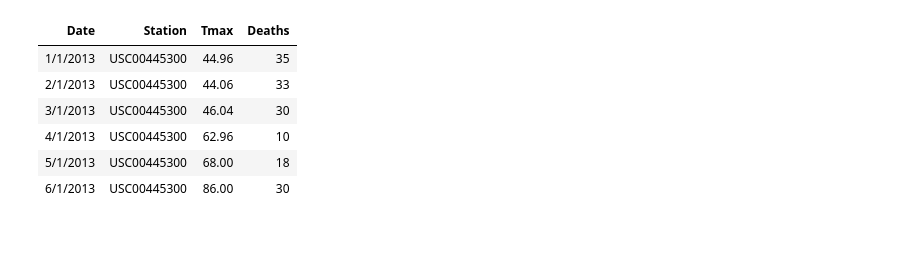
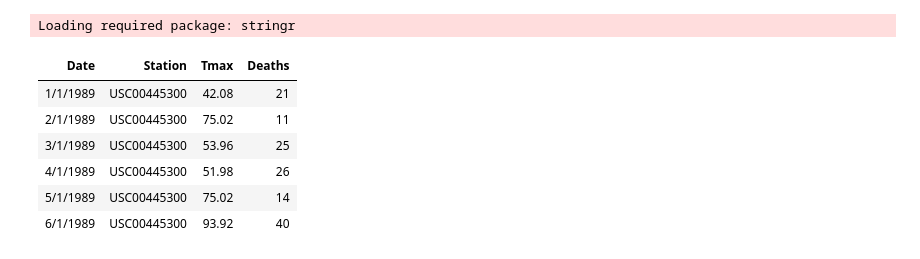
Before and after one commit to ginaliqili/appm6900, a Jupyter notebook: sample_data/Working with Sample Heat and Health Data.ipynb, the cells around one changed output. Cells and saved outputs as stored; diff of their text form; code cells hidden in the pictures.

```diff
--- a/sample_data/Working with Sample Heat and Health Data.ipynb
+++ b/sample_data/Working with Sample Heat and Health Data.ipynb
@@ -1,11 +1,13 @@
 # %%
-data <- read.csv(file="tmax_data2.csv", header=TRUE, sep=",")
+require(stringr)
+data <- read.csv(file="tmax_data.csv", header=TRUE, sep=",")
 head(data)
 # %% [output]
+Loading required package: stringr
 | Date | Station | Tmax | Deaths |
-| 1/1/2013 | USC00445300 | 44.96 | 35 |
-| 2/1/2013 | USC00445300 | 44.06 | 33 |
-| 3/1/2013 | USC00445300 | 46.04 | 30 |
-| 4/1/2013 | USC00445300 | 62.96 | 10 |
-| 5/1/2013 | USC00445300 | 68.00 | 18 |
-| 6/1/2013 | USC00445300 | 86.00 | 30 |
+| 1/1/1989 | USC00445300 | 42.08 | 21 |
+| 2/1/1989 | USC00445300 | 75.02 | 11 |
+| 3/1/1989 | USC00445300 | 53.96 | 25 |
+| 4/1/1989 | USC00445300 | 51.98 | 26 |
+| 5/1/1989 | USC00445300 | 75.02 | 14 |
+| 6/1/1989 | USC00445300 | 93.92 | 40 |
```
Also changed, not shown: parts of 4 cells of this notebook, 1 other file.
